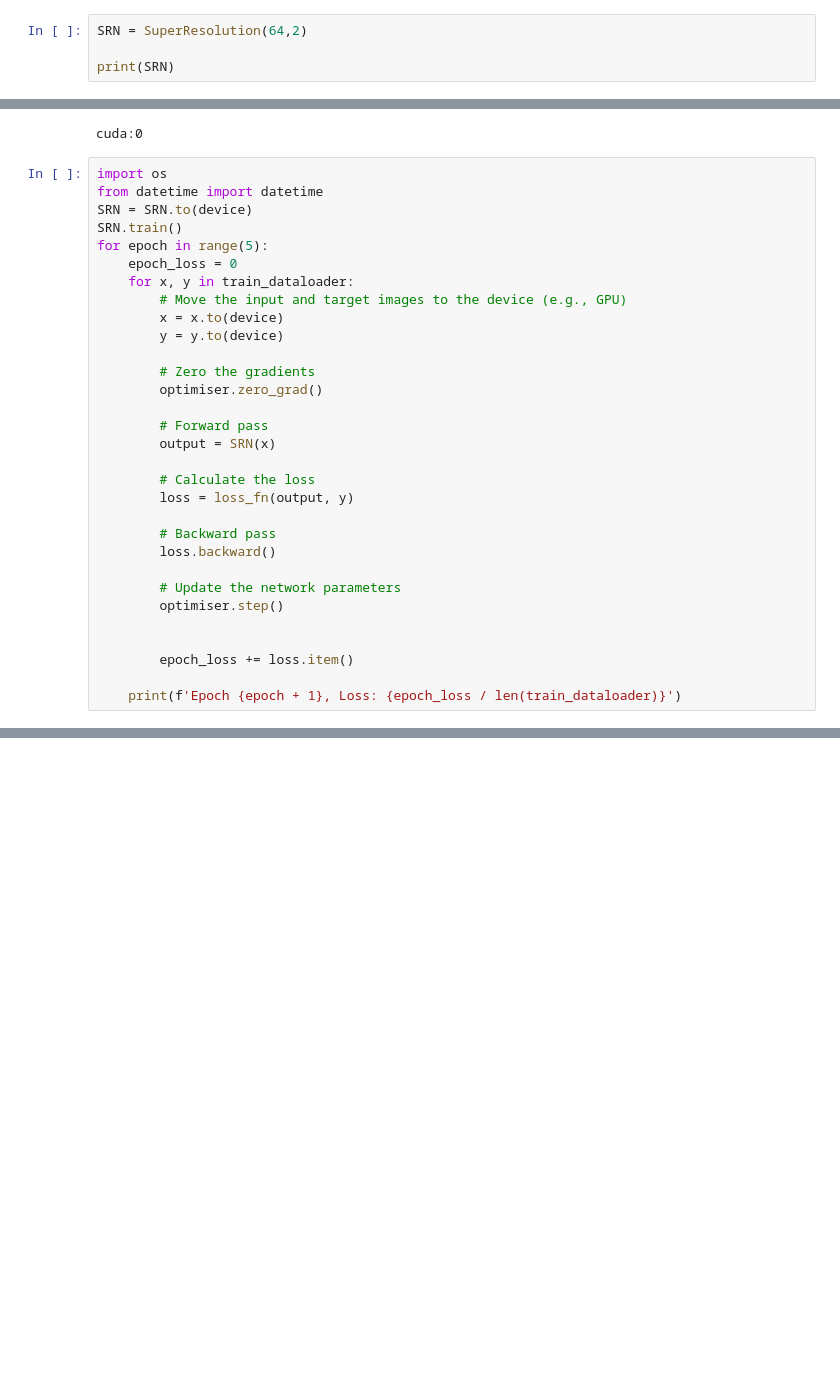
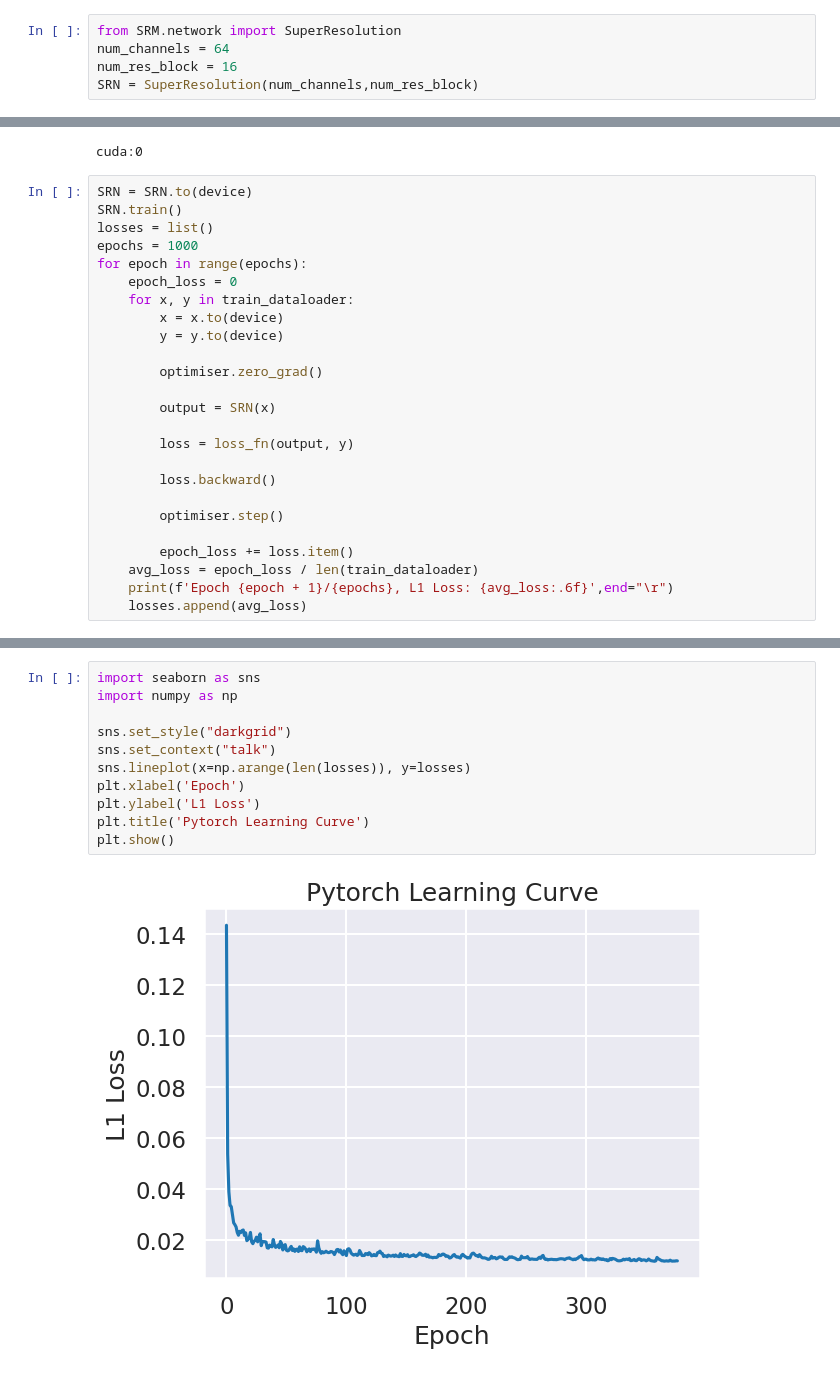
Before and after one commit to cMancio00/Super-Resolution, a Jupyter notebook: notebook.ipynb, the cells around one changed output, grey strips where cells are left out. Cells and saved outputs as stored; diff of their text form; blank space fills up the shorter version.

```diff
--- a/notebook.ipynb
+++ b/notebook.ipynb
@@ -73,4 +73,5 @@ from SRM.network import SuperResolution
 # %%
-SRN = SuperResolution(64,2)
-
-print(SRN)
+from SRM.network import SuperResolution
+num_channels = 64
+num_res_block = 16
+SRN = SuperResolution(num_channels,num_res_block)
@@ -102,34 +87,28 @@ print(device)
 # %% [output]
 cuda:0
 # %%
-import os
-from datetime import datetime
 SRN = SRN.to(device)
 SRN.train()
-for epoch in range(5):
+losses = list()
+epochs = 1000
+for epoch in range(epochs):
     epoch_loss = 0
     for x, y in train_dataloader:
-        # Move the input and target images to the device (e.g., GPU)
         x = x.to(device)
         y = y.to(device)
 
-        # Zero the gradients
         optimiser.zero_grad()
 
-        # Forward pass
         output = SRN(x)
 
-        # Calculate the loss
         loss = loss_fn(output, y)
 
-        # Backward pass
         loss.backward()
 
-        # Update the network parameters
         optimiser.step()
 
-
         epoch_loss += loss.item()
-
-    print(f'Epoch {epoch + 1}, Loss: {epoch_loss / len(train_dataloader)}')
+    avg_loss = epoch_loss / len(train_dataloader)
+    print(f'Epoch {epoch + 1}/{epochs}, L1 Loss: {avg_loss:.6f}',end="\r")
+    losses.append(avg_loss)
 # %% [output]
@@ -142,2 +117,15 @@ Model saved as super_resolution_model_20240803_113543.pth
+# %%
+import seaborn as sns
+import numpy as np
+
+sns.set_style("darkgrid")
+sns.set_context("talk")
+sns.lineplot(x=np.arange(len(losses)), y=losses)
+plt.xlabel('Epoch')
+plt.ylabel('L1 Loss')
+plt.title('Pytorch Learning Curve')
+plt.show()
+# %% [output]
+[figure, added]
 # %%
 os.makedirs("checkpoint", exist_ok=True)
```
Also changed, not shown: parts of 9 cells of this notebook, 4 other files.
